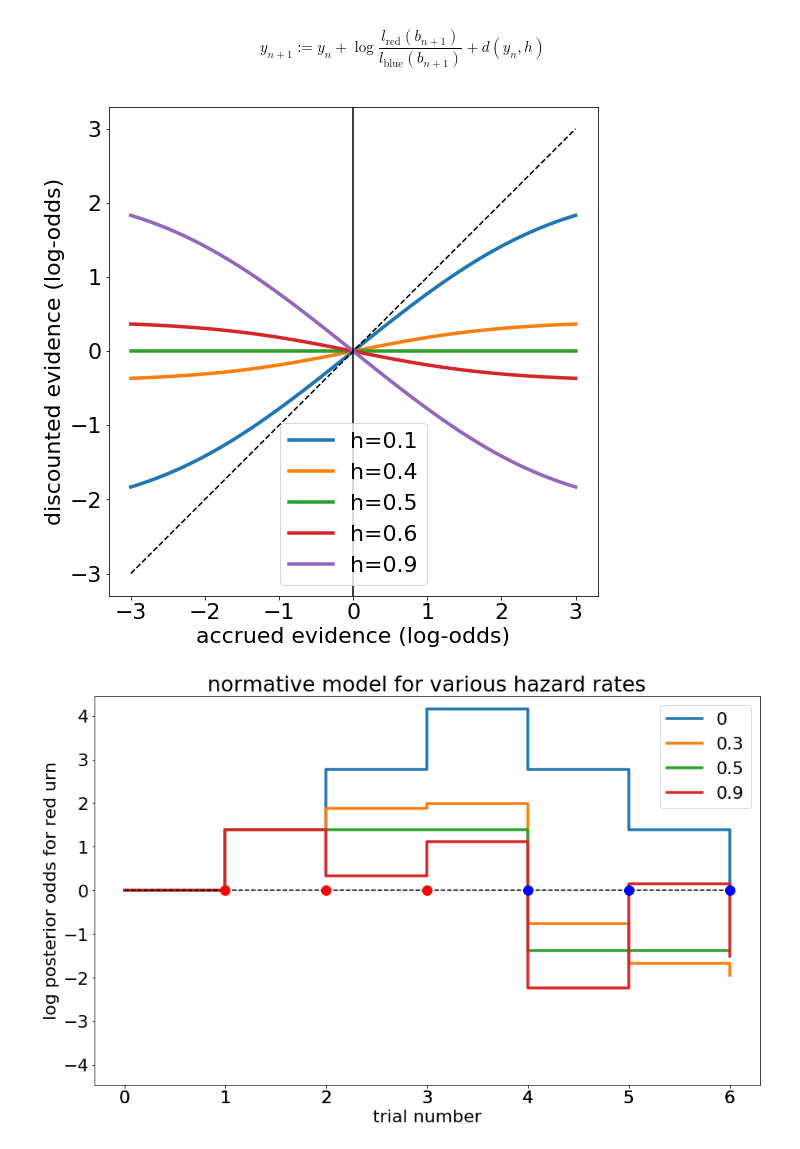
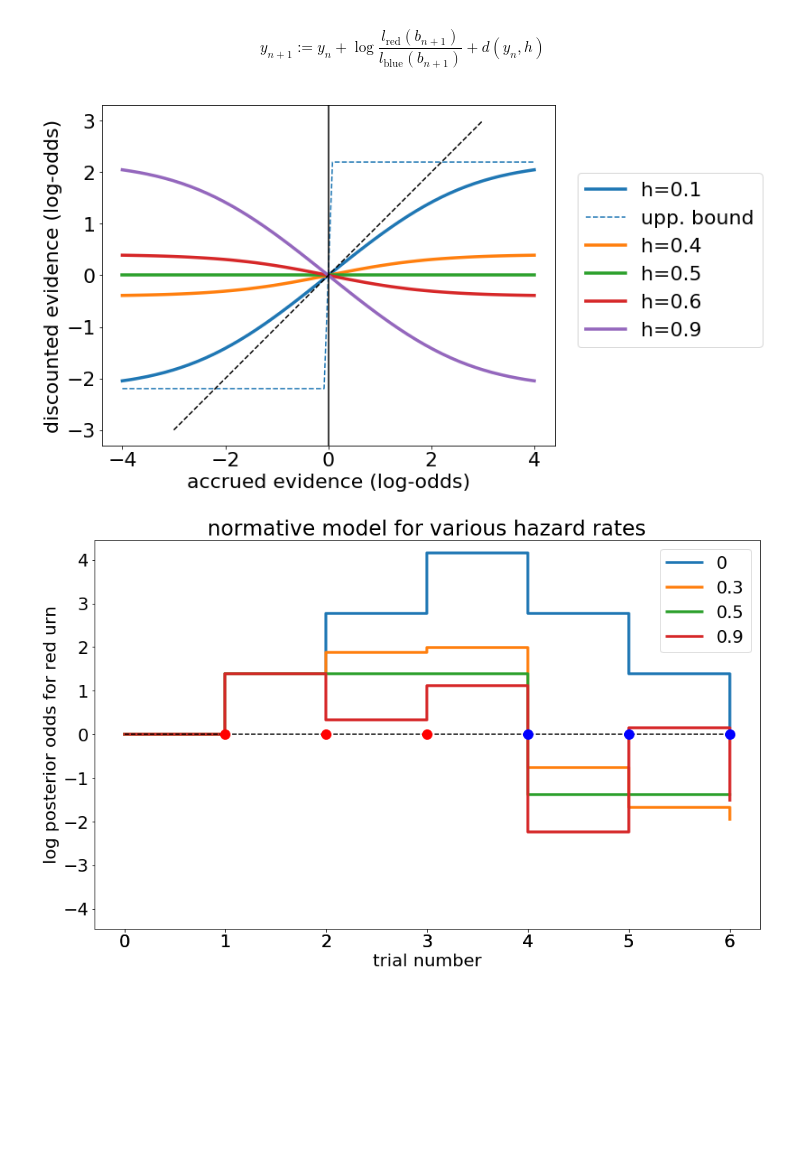
Before and after one commit to TheGoldLab/Lab_Tutorials, a Jupyter notebook: normative_2AFC/Normative 2AFC Decision-Making.ipynb, the cells around one changed output. Saved outputs shown, nothing was run; the diff lists cells and outputs as text; code cells hidden in the pictures; blank space fills up the shorter version.

```diff
--- a/normative_2AFC/Normative 2AFC Decision-Making.ipynb
+++ b/normative_2AFC/Normative 2AFC Decision-Making.ipynb
@@ -216,23 +210,28 @@ def discount_old_evidence(y, hazard):
     return np.log(numerator / denominator)
 
 def illustrate_discounting(h, evidence_range=(-5, 5)):
+    min_h = np.min(h)
     fig = plt.figure(figsize=fsquare)
     x = np.linspace(*evidence_range)
     for h_val in h:
-        plt.plot(x, x + discount_old_evidence(x, h_val), linewidth=lw)
+        line = plt.plot(x, x + discount_old_evidence(x, h_val), linewidth=lw, label='h=' + str(h_val))
+        if h_val == min_h:
+            plt.plot(x, np.log((1-h_val)/h_val)*np.sign(x), '--', label='upp. bound', color=line[0].get_color())
 
 #     plt.axhline(0, color='k')
     plt.axvline(0, color='k')
-    plt.plot(x, x, 'k--')
 
-    plt.legend(['h='+str(hv) for hv in h])
+    small_x = np.linspace(-3, 3)
+    plt.plot(small_x, small_x, 'k--')
+
+    plt.legend(bbox_to_anchor=(1.05, .8), loc=2, borderaxespad=0.)#plt.legend(loc='lower left', framealpha=1)
     plt.xlabel('accrued evidence (log-odds)')
     plt.ylabel("discounted evidence (log-odds)")
     plt.gca().set_aspect('equal', adjustable='box')
 # %%
-illustrate_discounting([0.1, 0.4, 0.5, 0.6, 0.9], evidence_range=(-3, 3))
+illustrate_discounting([0.1, 0.4, 0.5, 0.6, 0.9], evidence_range=(-4, 4))
 # %% [output]
-[figure, old version]
+[figure, new version]
 # %%
 def plot_discounting_and_beads(beads, hazards, prior=(0.5, 0.5), posterior_prob='red'):
     """
```
Also changed, not shown: parts of 7 cells of this notebook.
